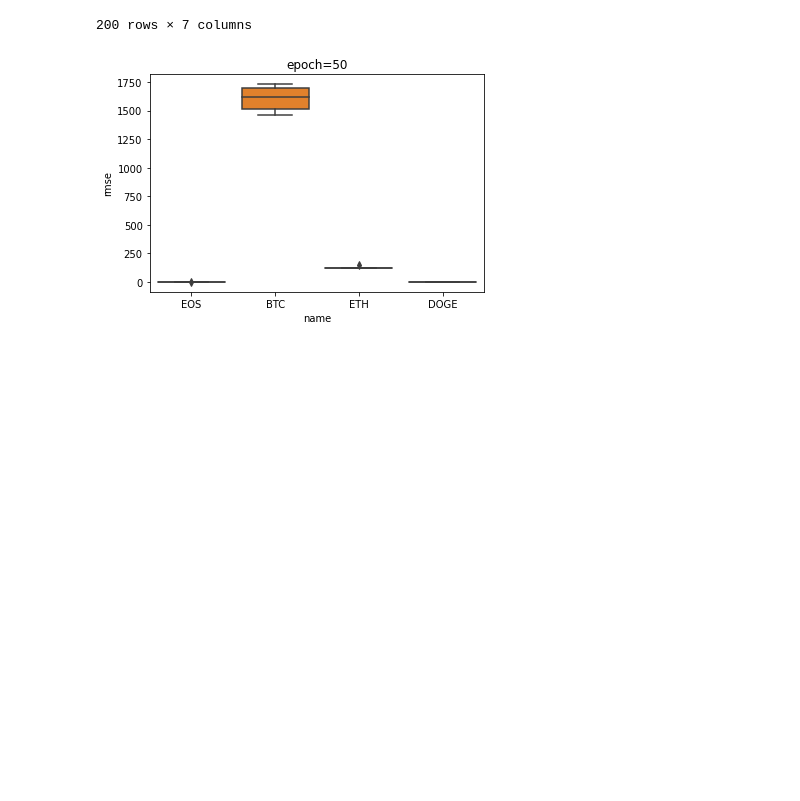
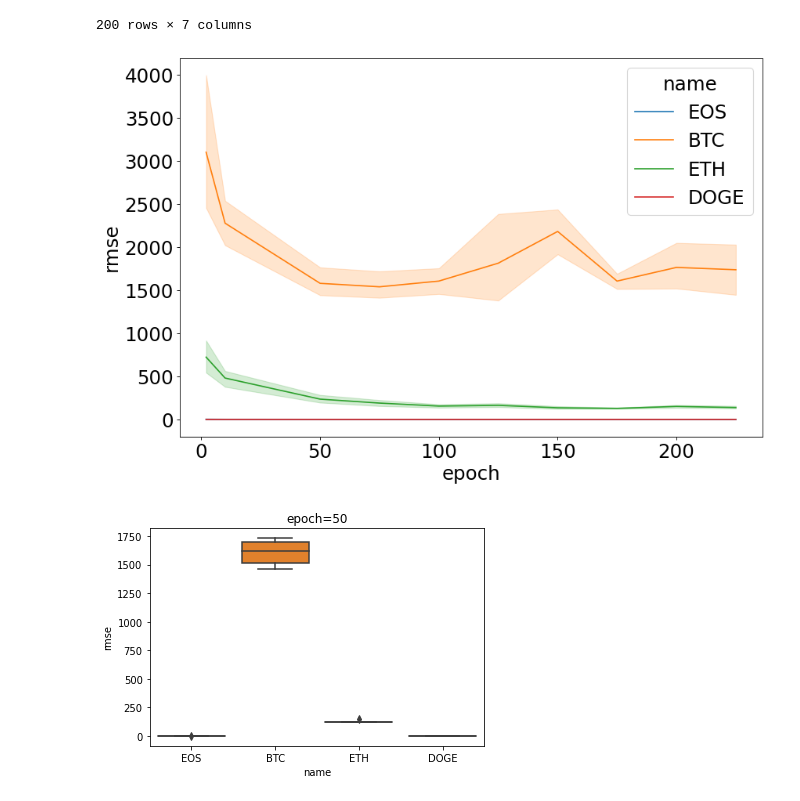
Before and after one commit to cybertraining-dsc/su21-reu-361, a Jupyter notebook: project/code/gregor-analyse.ipynb, the cells around one changed output. Cells and saved outputs as stored; diff of their text form; code cells hidden in the pictures; blank space fills up the shorter version.

Commit message:
lineplot

```diff
--- a/project/code/gregor-analyse.ipynb
+++ b/project/code/gregor-analyse.ipynb
@@ -47,6 +47,7 @@ rmse = rmse[rmse['timer'].str.contains('RMSE')]
 rmse[['rest', 'name', 'unit', 'epoch', 'i', ]] = rmse['timer'].str.rsplit('-', 4, expand=True)
 rmse[['rest', 'epoch', 'i', ]] = rmse['timer'].str.rsplit('-', 2, expand=True)
 rmse["rmse"] = rmse["msg"].astype("float")
+rmse["epoch"] = rmse["epoch"].astype("int")
 rmse = rmse.drop(columns=["time", "sum", "start", "rest", "msg", "unit", "tag"])
 rmse
 # %% [output]
@@ -69,3 +67,14 @@ from matplotlib import pyplot as plt
+# %%
+import seaborn as sns
+from matplotlib import pyplot as plt
+from matplotlib.pyplot import figure
+figure(figsize=(12, 8), dpi=80)
+plt.rcParams.update({'font.size': 22})
+
+ax = sns.lineplot(data=rmse, x="epoch", y="rmse", hue="name")
+plt.show()
+# %% [output]
+[figure, added]
 # %%
 for e in [50, 100, 150, 200, 225]:
     epoch = rmse[rmse['epoch'].str.contains('175')]
```
Also changed, not shown: parts of 1 cell of this notebook.
